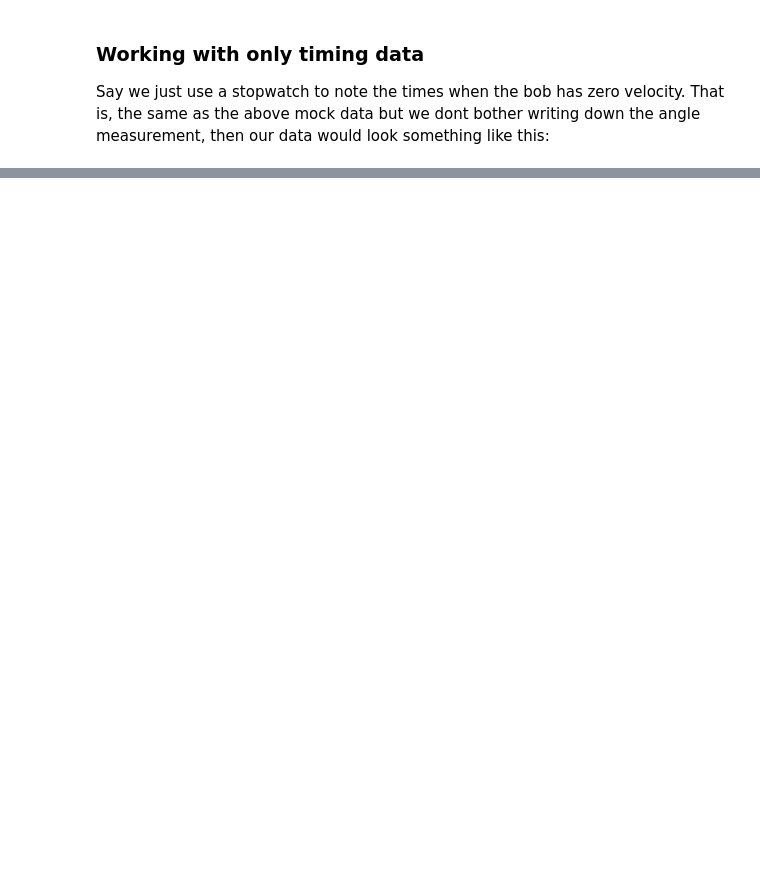
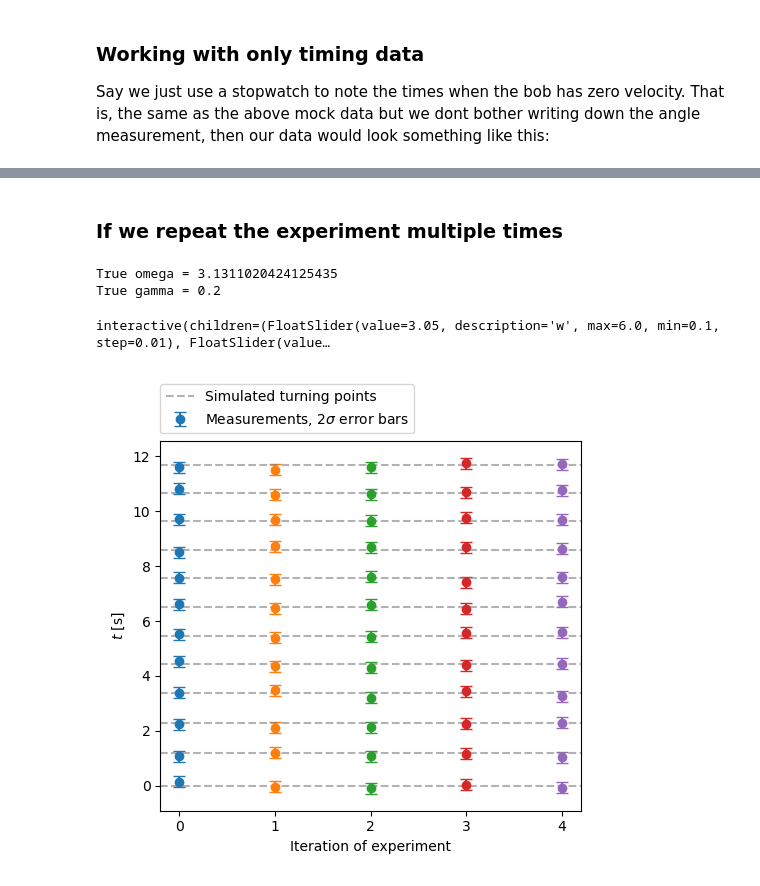
Before and after one commit to hbelzer/8.13-code-snippets, a Jupyter notebook: L0-Pendulum/simulate_pendulum.ipynb, the cells around one changed output, grey strips where cells are left out. Drawn from its saved outputs; the diff is of its cells as text; code cells hidden in the pictures; blank space fills up the shorter version.

```diff
--- a/L0-Pendulum/simulate_pendulum.ipynb
+++ b/L0-Pendulum/simulate_pendulum.ipynb
@@ -694,0 +726,72 @@ interactive(children=(FloatSlider(value=3.2, description='w', max=6.0, min=0.1,
+# %% [markdown]
+### If we repeat the experiment multiple times
+# %%
+# Set parameters
+t_values = np.linspace(0,12,num_timesteps)
+num_experiment_iterations = 5
+true_theta0 = 0.5 * np.pi # assumed we know perfectly
+true_gamma = 0.2
+
+print(f"True omega = {np.sqrt(g_cambridge/L)}")
+print(f"True gamma = {true_gamma}")
+
+
+# Get "true motion with no errors" by integrating
+theta, v = integrate(v_update_pendulum_drag, t_values, theta0=true_theta0, gamma=true_gamma)
+
+# Get multiple different iterations of the fake data
+turning_times = []
+
+for i in range(num_experiment_iterations):
+    mock_data, mock_data_times = generate_random_data(theta, t_values)
+
+    turning_times.append(mock_data_times)
+
+
+# Make plot
+fig = plt.figure(figsize=(5,5))
+ax = fig.add_subplot(1, 1, 1)
+
+# plot fake data
+for i in range(num_experiment_iterations):
+    xi = np.zeros_like(turning_times[i]) + i  # just a simple "iteration number"
+
+    plt.errorbar(xi, turning_times[i], yerr=t_measurement_error,
+                fmt='o', capsize=4, label=r"Measurements, $2\sigma$ error bars" if i==0 else "")
+
+
+lines = [plt.axhline(label="Simulated turning points", color="gray", ls='--', alpha=0.6)]
+
+plt.ylabel(r"$t$ [s]")
+plt.xlabel("Iteration of experiment")
+plt.legend(loc=(0,1.02))
+plt.xticks(range(num_experiment_iterations))
+plt.tight_layout()
+# You may need to run plt.show() here depending on your jupyter setup
+#plt.show
+
+# Define a function which updates the plot data when slider changes
+def update(w = 3.05, gamma=0.45):
+    theta, v = integrate(v_update_pendulum_drag, t_values, theta0=true_theta0, gamma=gamma, omega=w)
+
+    indices_local_extrema = find_turning_points(theta)
+
+    mock_data_times = t_values[indices_local_extrema].copy()
+
+    # Get rid of old lines
+    global lines # lines is a variable outside the scope of this function that we want to edit
+    for line in lines:
+        line.remove()
+
+    # make new ones
+    lines = [plt.axhline(t, color="gray", ls='--', alpha=0.6) for t in mock_data_times]
+
+    fig.canvas.draw_idle()
+
+# Run the interaction
+interact(update, w = (0.1, 6.0, 0.01), gamma = (0.0, 3.0, 0.02));
+# %% [output]
+True omega = 3.1311020424125435
+True gamma = 0.2
+interactive(children=(FloatSlider(value=3.05, description='w', max=6.0, min=0.1, step=0.01), FloatSlider(value…
+[figure, added]
```
Also changed, not shown: parts of 12 cells of this notebook.
